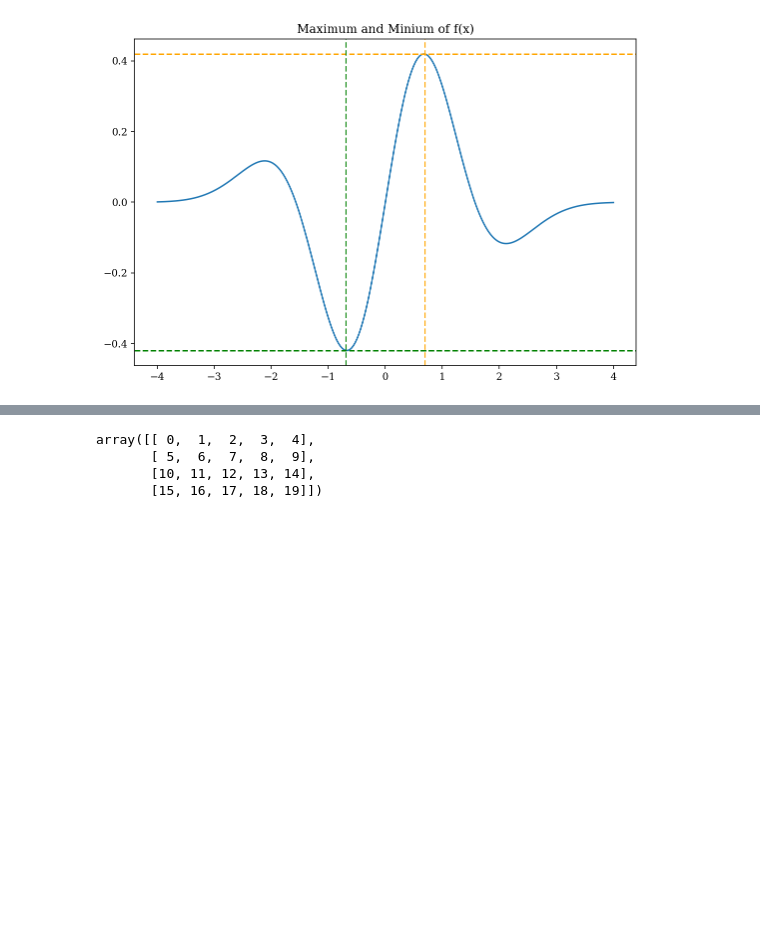
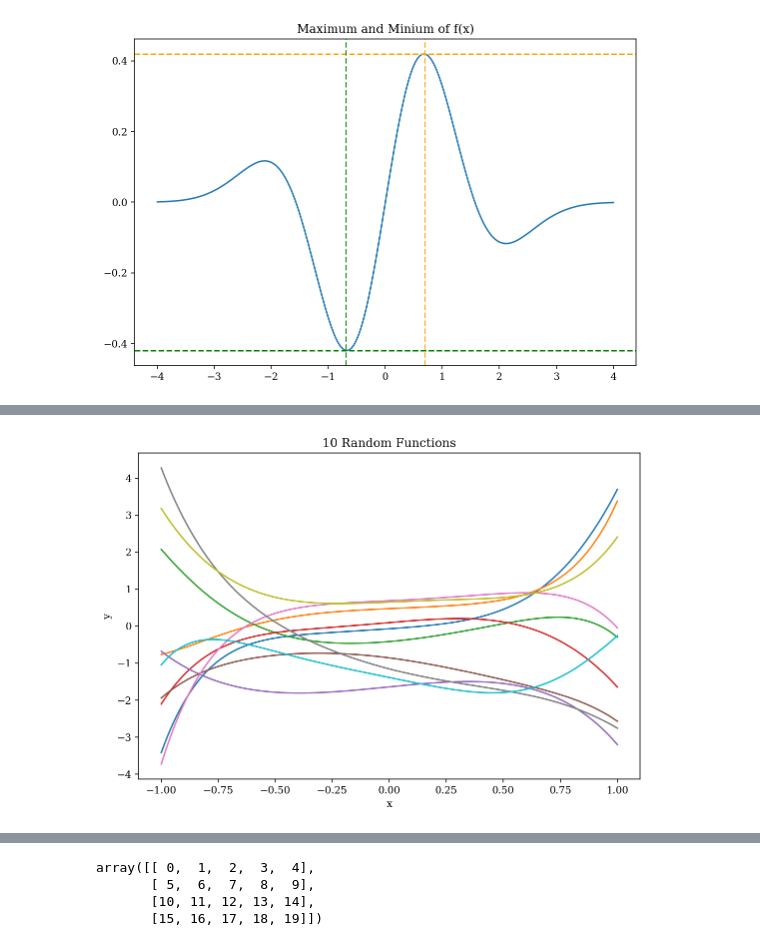
Before and after one commit to Hekstra-Lab/scientific-python-bootcamp, a Jupyter notebook: day2/day2.ipynb, the cells around one changed output, grey strips where cells are left out. Drawn from its saved outputs; the diff is of its cells as text; code cells hidden in the pictures; blank space fills up the shorter version.

```diff
--- a/day2/day2.ipynb
+++ b/day2/day2.ipynb
@@ -75,0 +96,12 @@ plt.show()
+# %%
+x = np.linspace(-1,1, 300)
+y = np.load("exercise1_y.npy")
+# %%
+for i in range(10):
+    plt.plot(x, y[:,i])
+plt.title("10 Random Functions")
+plt.xlabel('x')
+plt.ylabel('y')
+plt.show()
+# %% [output]
+[figure, added]
```
Also changed, not shown: parts of 65 cells of this notebook.
